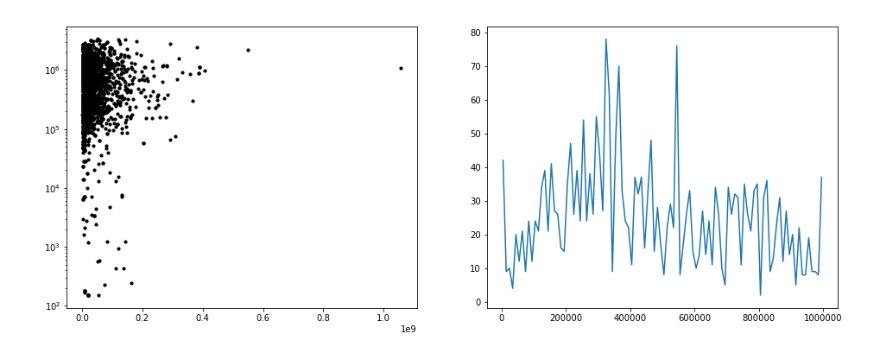
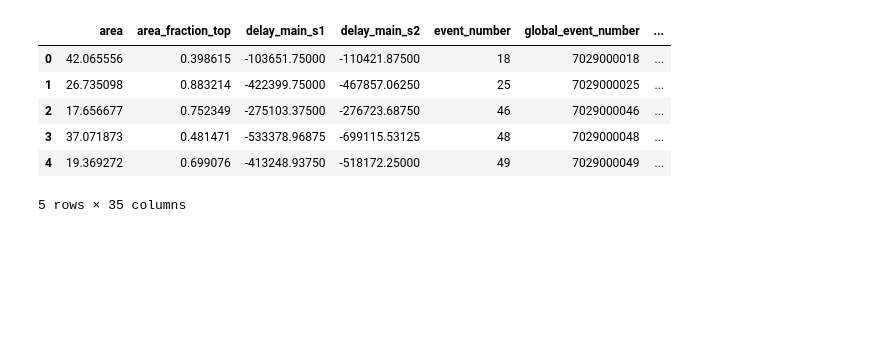
Before and after one commit to zhut19/Cool_Electrons, a Jupyter notebook: delayed_extraction/event_peak_merge_test.ipynb, the cells around one changed output. Cells and saved outputs as stored; diff of their text form; code cells hidden in the pictures; blank space fills up the shorter version.

Commit message:
Further the delayed extraction study

```diff
--- a/delayed_extraction/event_peak_merge_test.ipynb
+++ b/delayed_extraction/event_peak_merge_test.ipynb
@@ -0,0 +154,21 @@
+# %%
+print('Loading Data..')
+time.sleep(1)
+rnm = read_n_merge()
+io_dir = dict (
+    indir_elist = '/project2/lgrandi/zhut/data/ce/Sciencerun1_None_CE/Elist/', # Elist In
+    indir_larges2 = '/project2/lgrandi/zhut/data/ce/Sciencerun1_None_CE/LargeS2/', # Large S2 In
+    indir_peak = '/project2/lgrandi/zhut/data/ce/Sciencerun1_None_CE/PreTriggerPeaks/', # Pre Trigger Peak In
+    outdir_elist = '/project2/lgrandi/zhut/data/ce/Sciencerun1_None_CE/Elist_Processed/', # Processed Peak Out
+    outdir_peak = '/project2/lgrandi/zhut/data/ce/Sciencerun1_None_CE/Peaks_Processed/',) # Processed Elist Out
+
+try:
+    del df # Avoid using too many memory
+except:
+    pass
+
+df_elist, df = rnm.process(number_file_cap = 20, number_cup = 25, force_reload = False, process_only = False, **io_dir)
+
+Lock = False
+#del rnm # Avoid overloading memory there are too many dirty luandries in this class
+#df['time_delay_previous_s2'] = df.event_time + df.hit_time_mean - df.previous_event_time - df.previous_s2_center_time
@@ -141,18 +247,29 @@ df_peak['previous_event_largest_s2_delay'] = df_peak.hit_time_mean_global - df_p
-# %%
-plt.rcParams['figure.figsize'] = (16, 6)
-fig = plt.figure()
-
-ax = fig.add_subplot(121)
-argx, argy = '{df}.previous_event_largest_s2_delay', '{df}.previous_event_s2_area_adjusted'
-dfs = ['df_peak[df_peak.previous_event_s2_area_adjusted > 10]']
-plt.scatter(eval(argx.format(df = dfs[0])), eval(argy.format(df = dfs[0])), s = 10, color = 'k')
-plt.yscale('log')
-
-ax = fig.add_subplot(122)
-ph = Hist1d(eval(argy.format(df = dfs[0])), bins = np.linspace(0, 1e6, 101))
-plt.plot(ph.bin_centers, ph.histogram)
-
-
-plt.show()
-# %% [output]
-[figure, removed]
+# %%
+def merge_single_file(file):
+    ans = dict()
+    indir = dict(elist=io_dir['indir_elist'], peak=io_dir['outdir_peak'])
+    for key in ['elist', 'peak']:
+        ans[key] = pd.read_pickle(os.path.join(indir[key], file))
+
+    cols=['event_number', 'nearest_busy',
+          'previous_busy', 'previous_event', 'previous_hev', 'previous_muon_veto_trigger',
+          'flashing_time', 'flashing_width', 'inside_flash', 'nearest_flash']
+    ans['peak'] = ans['peak'].merge(ans['elist'].loc[:,cols], left_on='event_number', right_on='event_number', how='left')
+    return ans['peak']
+
+def merge(flist):
+    with Pool(processes=25, maxtasksperchild=50) as pool:
+        list_of_df = list(tqdm(pool.imap(merge_single_file, flist, 2), total=len(flist)))
+    return pd.concat(list_of_df)
+
+flist = rnm.file_list
+df = merge(flist)
+df.head(5)
+# %% [output]
+|  | area | area_fraction_top | delay_main_s1 | delay_main_s2 | event_number | global_event_number | ... |
+| 0 | 42.065556 | 0.398615 | -103651.75000 | -110421.87500 | 18 | 7029000018 | ... |
+| 1 | 26.735098 | 0.883214 | -422399.75000 | -467857.06250 | 25 | 7029000025 | ... |
+| 2 | 17.656677 | 0.752349 | -275103.37500 | -276723.68750 | 46 | 7029000046 | ... |
+| 3 | 37.071873 | 0.481471 | -533378.96875 | -699115.53125 | 48 | 7029000048 | ... |
+| 4 | 19.369272 | 0.699076 | -413248.93750 | -518172.25000 | 49 | 7029000049 | ... |
+5 rows × 35 columns
```
Also changed, not shown: parts of 9 cells of this notebook, 1 other file.
